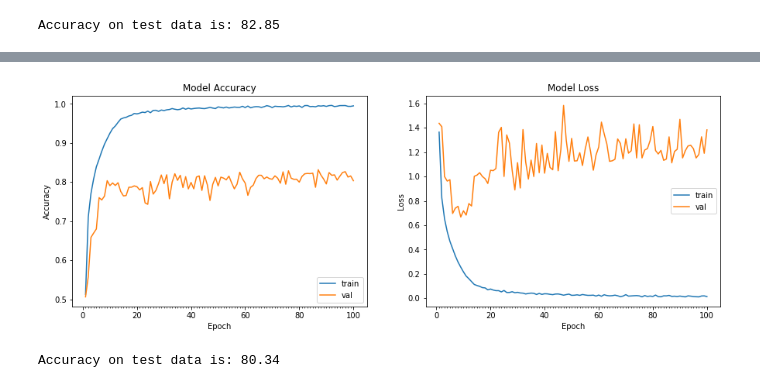
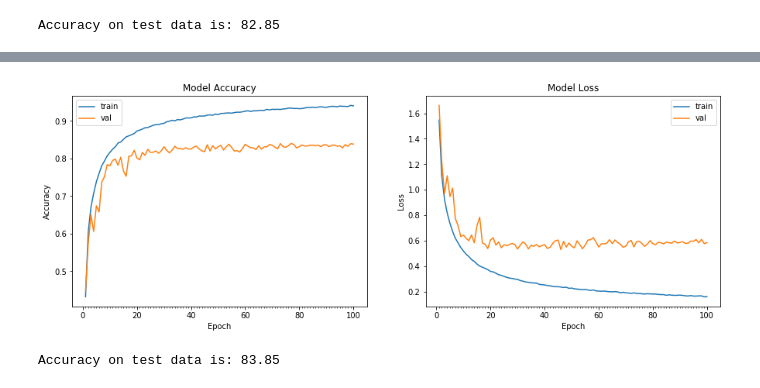
Before and after one commit to anusha5hetty/schoolOfAI, a Jupyter notebook: Session 6/Assignment 6A.ipynb, the cells around one changed output, grey strips where cells are left out. Drawn from its saved outputs; the diff is of its cells as text; code cells hidden in the pictures.

Commit message:
Session6: Modified Assignment 6A. With dropout Learning Rate

```diff
--- a/Session 6/Assignment 6A.ipynb
+++ b/Session 6/Assignment 6A.ipynb
@@ -228,3 +255,11 @@ model.compile(optimizer='adam', loss='categorical_crossentropy', metrics=['accur
+# %%
+from keras.optimizers import Adam
+from keras.callbacks import LearningRateScheduler
+
+def scheduler(epoch, lr):
+  return round(0.003 * 1/(1 + 0.319 * epoch), 10)
+
+model.compile(loss='categorical_crossentropy', optimizer=Adam(lr=0.003), metrics=['accuracy'])
 # %%
 model.summary()
 # %% [output]
@@ -257,7 +292,7 @@ start = time.time()
 # Train the model
 model_info = model.fit_generator(datagen.flow(train_features, train_labels, batch_size = 128),
                                  samples_per_epoch = train_features.shape[0], nb_epoch = 100,
-                                 validation_data = (test_features, test_labels), verbose=1)
+                                 validation_data = (test_features, test_labels), callbacks=[LearningRateScheduler(scheduler, verbose=1)])
 end = time.time()
 print ("Model took %0.2f seconds to train"%(end - start))
 # plot model history
@@ -285,2 +320,2 @@ Model took 2469.68 seconds to train
-[figure, old version]
+[figure, new version]
-Accuracy on test data is: 80.34
+Accuracy on test data is: 83.85
```
Also changed, not shown: parts of 7 cells of this notebook.
